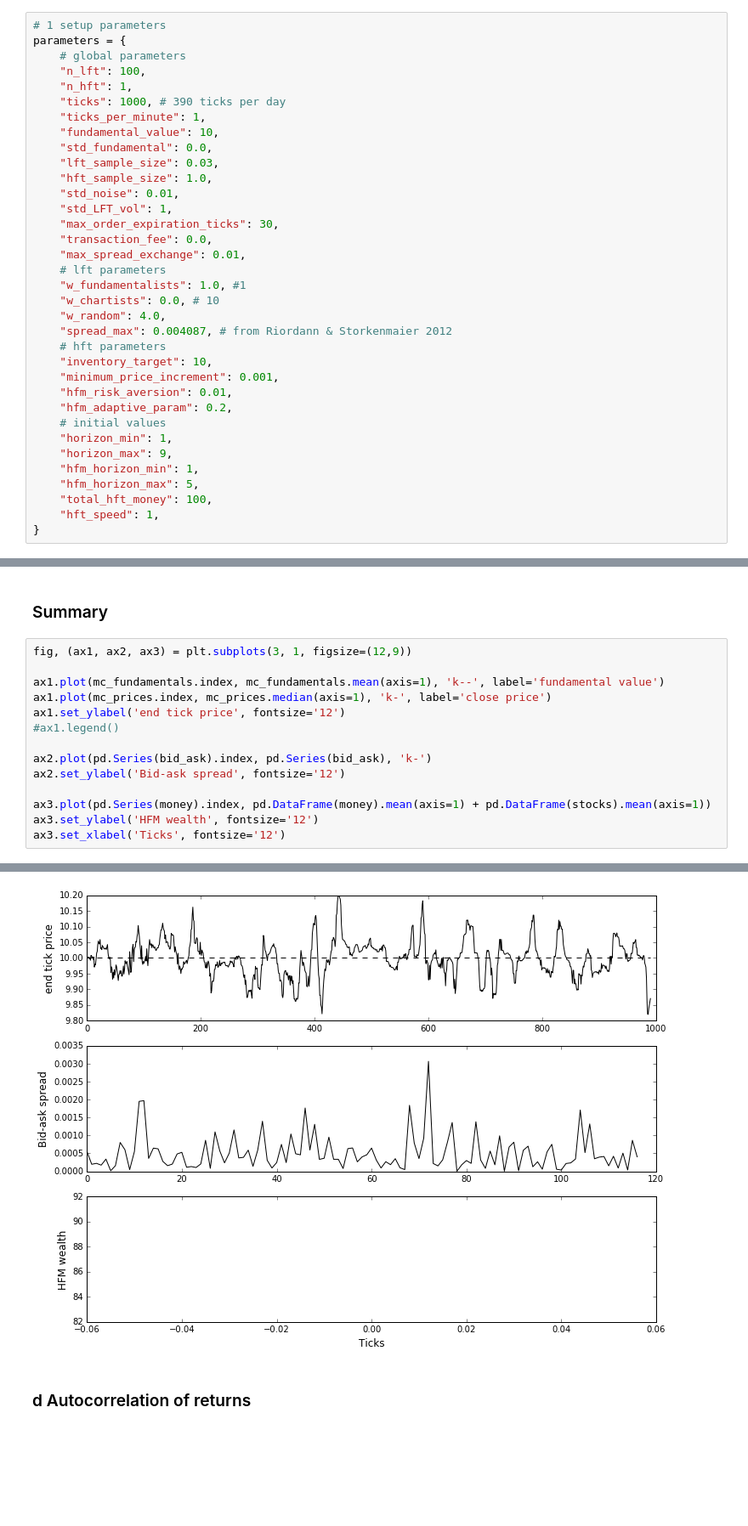
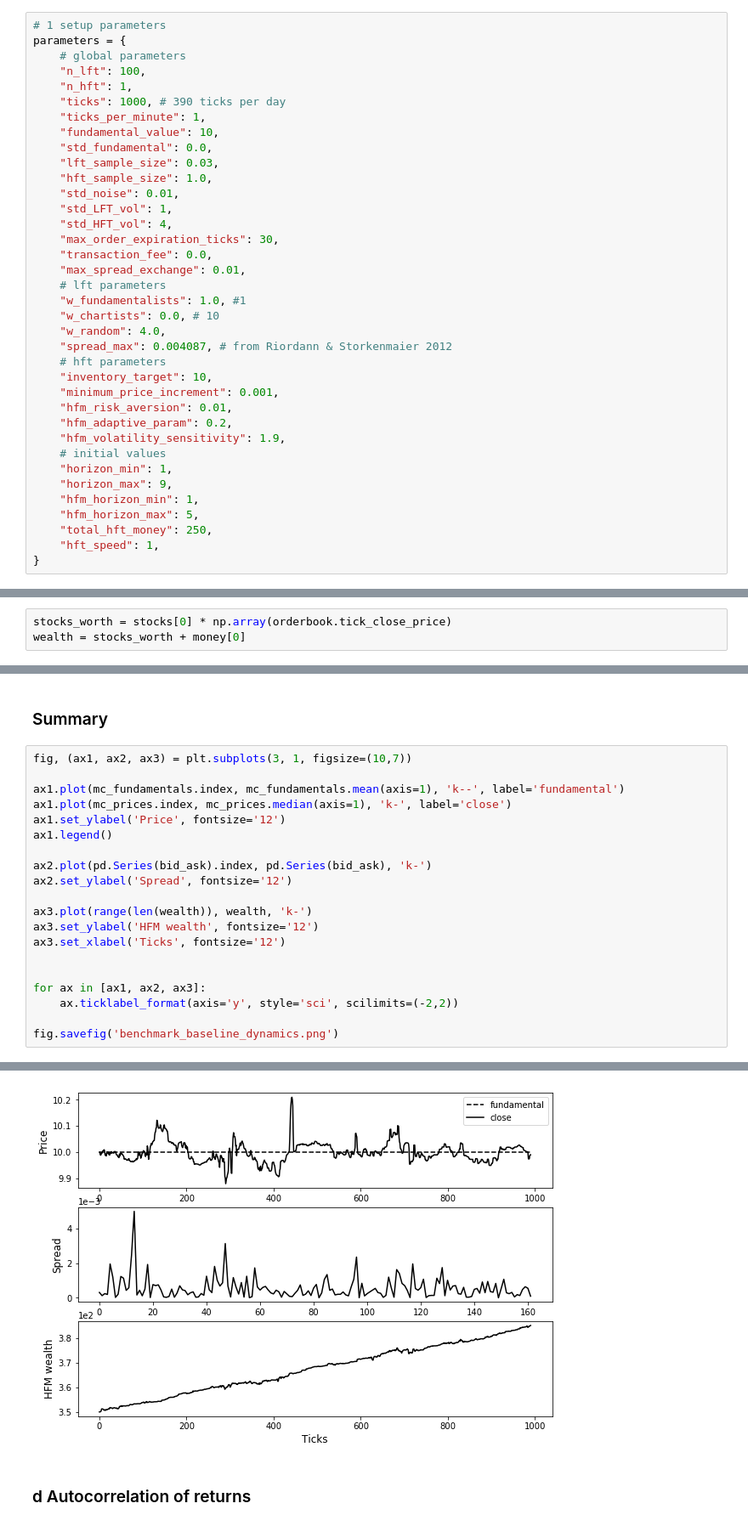
Before and after one commit to joerischasfoort/hfm-abm, a Jupyter notebook: Benchmark-Scenario.ipynb, the cells around one changed output, grey strips where cells are left out. Shown at 85% size. Cells and saved outputs as stored; diff of their text form; blank space fills up the shorter version.

```diff
--- a/Benchmark-Scenario.ipynb
+++ b/Benchmark-Scenario.ipynb
@@ -25,6 +25,7 @@ parameters = {
     "hft_sample_size": 1.0,
     "std_noise": 0.01,
     "std_LFT_vol": 1,
+    "std_HFT_vol": 4,
     "max_order_expiration_ticks": 30,
     "transaction_fee": 0.0,
     "max_spread_exchange": 0.01,
@@ -38,12 +39,13 @@ parameters = {
     "minimum_price_increment": 0.001,
     "hfm_risk_aversion": 0.01,
     "hfm_adaptive_param": 0.2,
+    "hfm_volatility_sensitivity": 1.9,
     # initial values
     "horizon_min": 1,
     "horizon_max": 9,
     "hfm_horizon_min": 1,
     "hfm_horizon_max": 5,
-    "total_hft_money": 100,
+    "total_hft_money": 250,
     "hft_speed": 1,
 }
 # %% [markdown]
@@ -166,3 +164,6 @@ for hft in high_frequency_traders:
     money.append(np.array(hft.var_previous.money))
     stocks.append(np.array(hft.var_previous.stocks))
     locked_in_profits.append(np.array(hft.var_previous.locked_profit))
+# %%
+stocks_worth = stocks[0] * np.array(orderbook.tick_close_price)
+wealth = stocks_worth + money[0]
@@ -207,17 +216,23 @@ ax2.set_xlabel('time', fontsize='14')
 # %% [markdown]
 ### Summary
 # %%
-fig, (ax1, ax2, ax3) = plt.subplots(3, 1, figsize=(12,9))
+fig, (ax1, ax2, ax3) = plt.subplots(3, 1, figsize=(10,7))
 
-ax1.plot(mc_fundamentals.index, mc_fundamentals.mean(axis=1), 'k--', label='fundamental value')
-ax1.plot(mc_prices.index, mc_prices.median(axis=1), 'k-', label='close price')
-ax1.set_ylabel('end tick price', fontsize='12')
-#ax1.legend()
+ax1.plot(mc_fundamentals.index, mc_fundamentals.mean(axis=1), 'k--', label='fundamental')
+ax1.plot(mc_prices.index, mc_prices.median(axis=1), 'k-', label='close')
+ax1.set_ylabel('Price', fontsize='12')
+ax1.legend()
 
 ax2.plot(pd.Series(bid_ask).index, pd.Series(bid_ask), 'k-')
-ax2.set_ylabel('Bid-ask spread', fontsize='12')
+ax2.set_ylabel('Spread', fontsize='12')
 
-ax3.plot(pd.Series(money).index, pd.DataFrame(money).mean(axis=1) + pd.DataFrame(stocks).mean(axis=1))
+ax3.plot(range(len(wealth)), wealth, 'k-')
 ax3.set_ylabel('HFM wealth', fontsize='12')
 ax3.set_xlabel('Ticks', fontsize='12')
+
+
+for ax in [ax1, ax2, ax3]:
+    ax.ticklabel_format(axis='y', style='sci', scilimits=(-2,2))
+
+fig.savefig('benchmark_baseline_dynamics.png')
 # %% [output]
@@ -225,4 +239,4 @@ ax3.set_xlabel('Ticks', fontsize='12')
-[figure, old version]
+[figure, new version]
 # %% [markdown]
 ### d Autocorrelation of returns
 # %%
```
Also changed, not shown: parts of 13 cells of this notebook, 2 other files.
